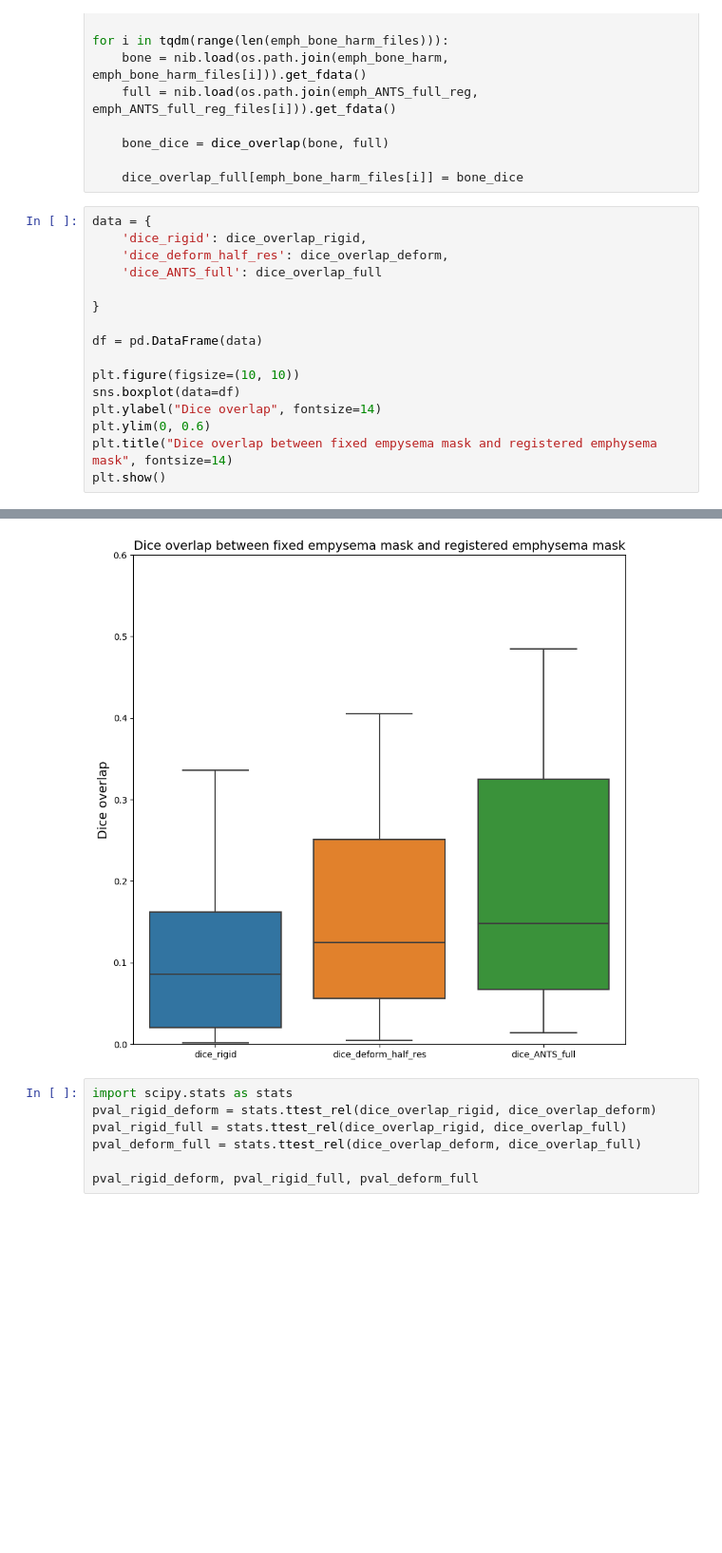
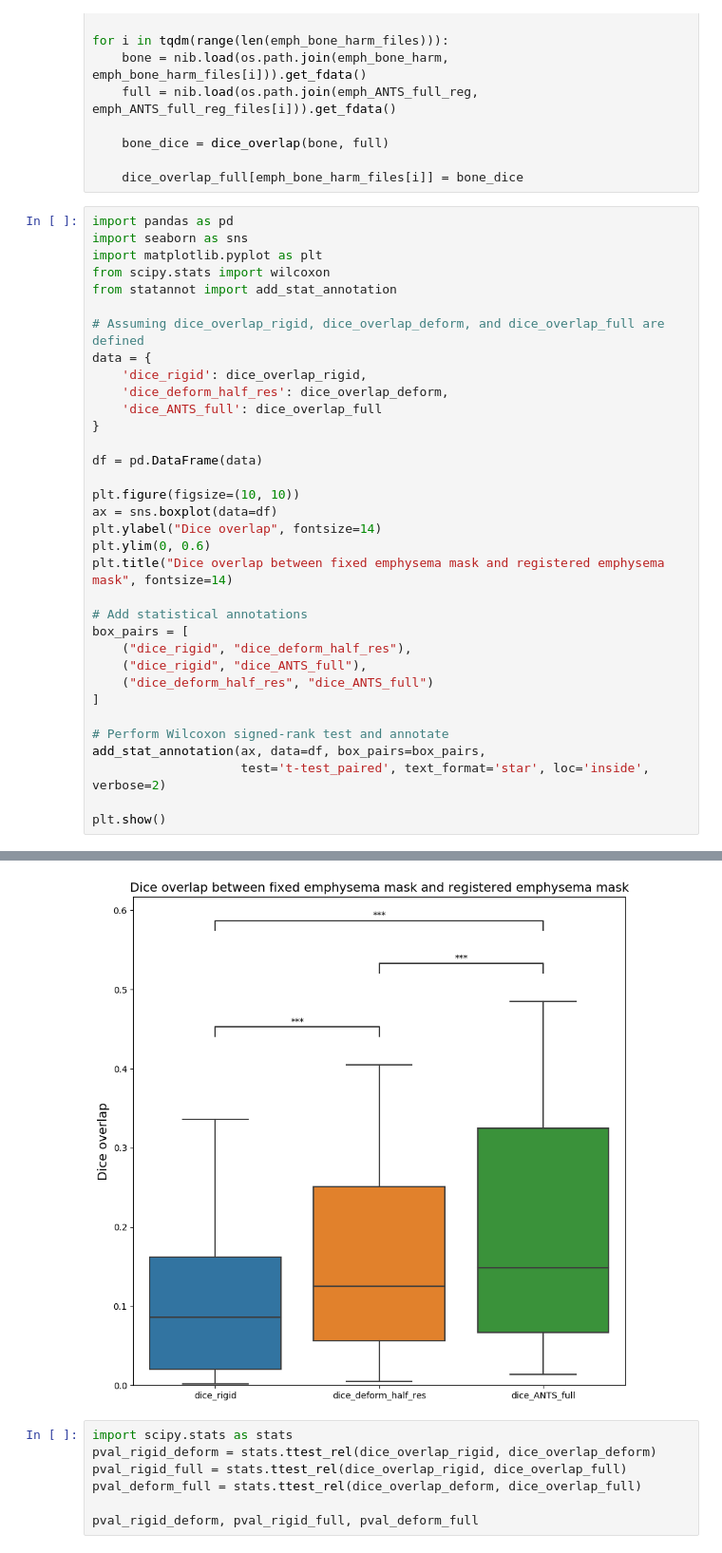
Before and after one commit to MASILab/Inhale_Exhale_CT, a Jupyter notebook: Figures/diceoverlap.ipynb, the cells around one changed output, grey strips where cells are left out. Shown: that part at 95% size. Cells and saved outputs as stored; diff of their text form; blank space fills up the shorter version.

```diff
--- a/Figures/diceoverlap.ipynb
+++ b/Figures/diceoverlap.ipynb
@@ -100,19 +100,37 @@ for i in tqdm(range(len(emph_bone_harm_files))):
 
     dice_overlap_full[emph_bone_harm_files[i]] = bone_dice
 # %%
+import pandas as pd
+import seaborn as sns
+import matplotlib.pyplot as plt
+from scipy.stats import wilcoxon
+from statannot import add_stat_annotation
+
+# Assuming dice_overlap_rigid, dice_overlap_deform, and dice_overlap_full are defined
 data = {
     'dice_rigid': dice_overlap_rigid,
     'dice_deform_half_res': dice_overlap_deform,
     'dice_ANTS_full': dice_overlap_full
-
 }
 
 df = pd.DataFrame(data)
 
 plt.figure(figsize=(10, 10))
-sns.boxplot(data=df)
+ax = sns.boxplot(data=df)
 plt.ylabel("Dice overlap", fontsize=14)
 plt.ylim(0, 0.6)
-plt.title("Dice overlap between fixed empysema mask and registered emphysema mask", fontsize=14)
+plt.title("Dice overlap between fixed emphysema mask and registered emphysema mask", fontsize=14)
+
+# Add statistical annotations
+box_pairs = [
+    ("dice_rigid", "dice_deform_half_res"),
+    ("dice_rigid", "dice_ANTS_full"),
+    ("dice_deform_half_res", "dice_ANTS_full")
+]
+
+# Perform Wilcoxon signed-rank test and annotate
+add_stat_annotation(ax, data=df, box_pairs=box_pairs,
+                    test='t-test_paired', text_format='star', loc='inside', verbose=2)
+
 plt.show()
 # %% [output]
@@ -119,4 +147,4 @@ plt.show()
-[figure, old version]
+[figure, new version]
 # %%
 import scipy.stats as stats
 pval_rigid_deform = stats.ttest_rel(dice_overlap_rigid, dice_overlap_deform)
```
Also changed, not shown: parts of 1 cell of this notebook, 1 other file.
